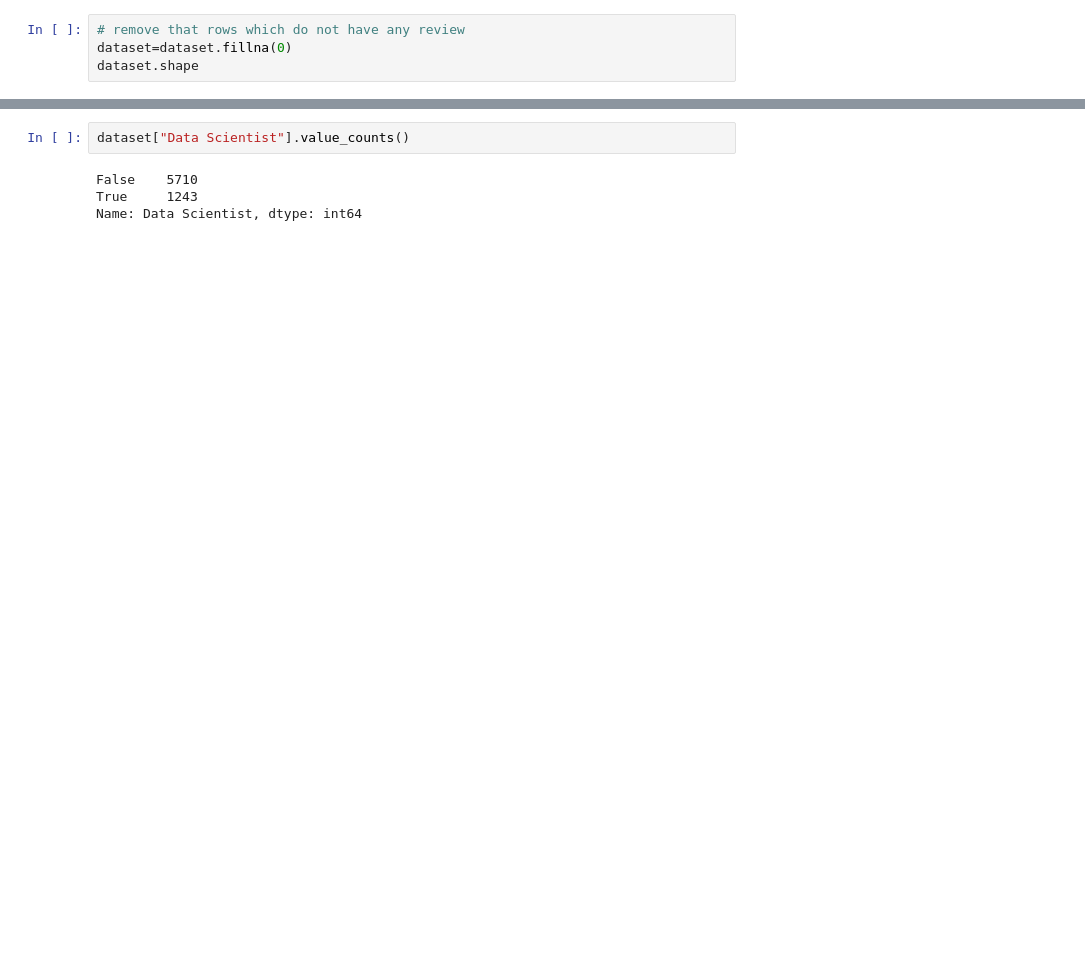
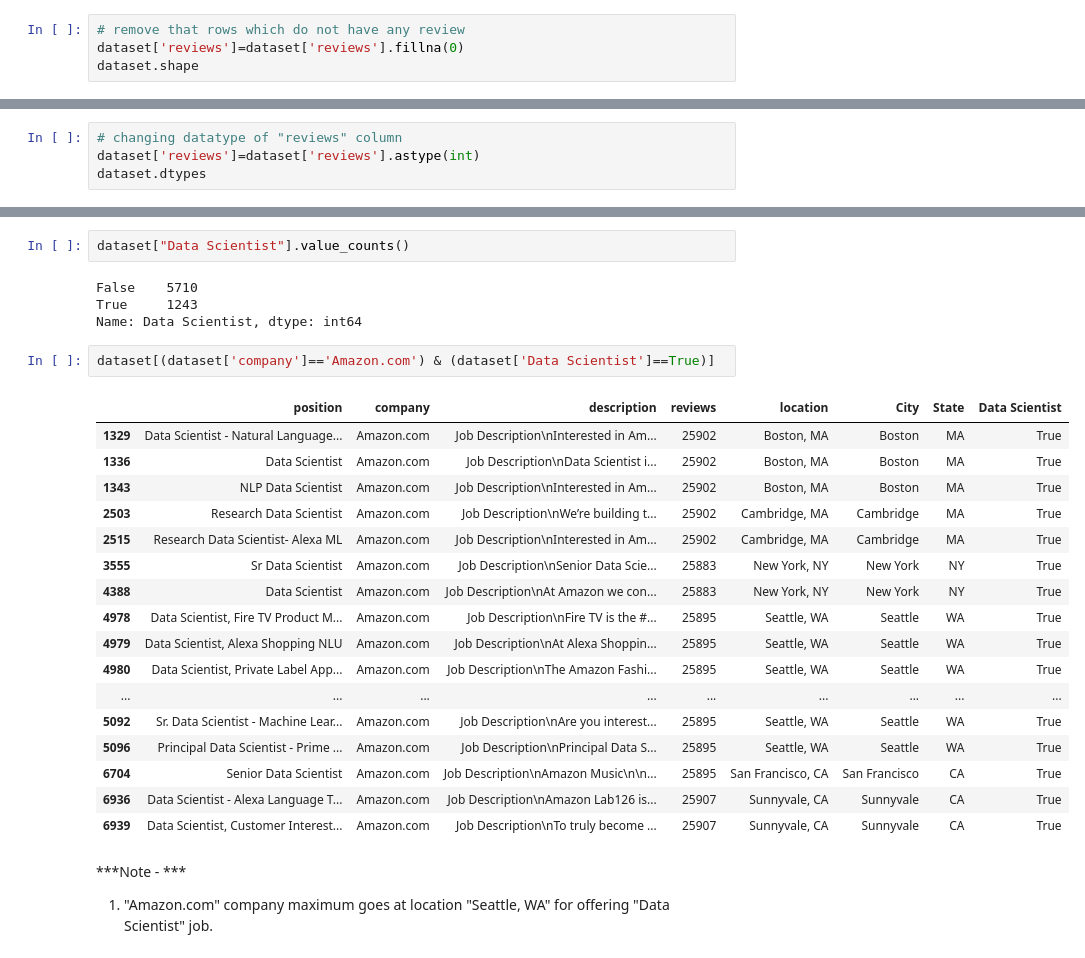
Before and after one commit to Ishikaaa/ML-Data-Scientist-job-market-in-the-US, a Jupyter notebook: Data_Scientist_job_market_in_the_US.ipynb, the cells around one changed output, grey strips where cells are left out. Saved outputs shown, nothing was run; the diff lists cells and outputs as text; blank space fills up the shorter version.

```diff
--- a/Data_Scientist_job_market_in_the_US.ipynb
+++ b/Data_Scientist_job_market_in_the_US.ipynb
@@ -58,7 +73,7 @@ location          0
 dtype: int64
 # %%
 # remove that rows which do not have any review
-dataset=dataset.fillna(0)
+dataset['reviews']=dataset['reviews'].fillna(0)
 dataset.shape
 # %% [output]
 (6953, 5)
@@ -71,3 +86,7 @@ description    0
 reviews        0
 location       0
 dtype: int64
+# %%
+# changing datatype of "reviews" column
+dataset['reviews']=dataset['reviews'].astype(int)
+dataset.dtypes
@@ -298,3 +337,28 @@ dataset["Data Scientist"].value_counts()
 False    5710
 True     1243
 Name: Data Scientist, dtype: int64
+# %%
+dataset[(dataset['company']=='Amazon.com') & (dataset['Data Scientist']==True)]
+# %% [output]
+|  | position | company | description | reviews | location | City | State | Data Scientist |
+| 1329 | Data Scientist - Natural Language... | Amazon.com | Job Description\nInterested in Am... | 25902 | Boston, MA | Boston | MA | True |
+| 1336 | Data Scientist | Amazon.com | Job Description\nData Scientist i... | 25902 | Boston, MA | Boston | MA | True |
+| 1343 | NLP Data Scientist | Amazon.com | Job Description\nInterested in Am... | 25902 | Boston, MA | Boston | MA | True |
+| 2503 | Research Data Scientist | Amazon.com | Job Description\nWe’re building t... | 25902 | Cambridge, MA | Cambridge | MA | True |
+| 2515 | Research Data Scientist- Alexa ML | Amazon.com | Job Description\nInterested in Am... | 25902 | Cambridge, MA | Cambridge | MA | True |
+| 3555 | Sr Data Scientist | Amazon.com | Job Description\nSenior Data Scie... | 25883 | New York, NY | New York | NY | True |
+| 4388 | Data Scientist | Amazon.com | Job Description\nAt Amazon we con... | 25883 | New York, NY | New York | NY | True |
+| 4978 | Data Scientist, Fire TV Product M... | Amazon.com | Job Description\nFire TV is the #... | 25895 | Seattle, WA | Seattle | WA | True |
+| 4979 | Data Scientist, Alexa Shopping NLU | Amazon.com | Job Description\nAt Alexa Shoppin... | 25895 | Seattle, WA | Seattle | WA | True |
+| 4980 | Data Scientist, Private Label App... | Amazon.com | Job Description\nThe Amazon Fashi... | 25895 | Seattle, WA | Seattle | WA | True |
+| ... | ... | ... | ... | ... | ... | ... | ... | ... |
+| 5092 | Sr. Data Scientist - Machine Lear... | Amazon.com | Job Description\nAre you interest... | 25895 | Seattle, WA | Seattle | WA | True |
+| 5096 | Principal Data Scientist - Prime ... | Amazon.com | Job Description\nPrincipal Data S... | 25895 | Seattle, WA | Seattle | WA | True |
+| 6704 | Senior Data Scientist | Amazon.com | Job Description\nAmazon Music\n\n... | 25895 | San Francisco, CA | San Francisco | CA | True |
+| 6936 | Data Scientist - Alexa Language T... | Amazon.com | Job Description\nAmazon Lab126 is... | 25907 | Sunnyvale, CA | Sunnyvale | CA | True |
+| 6939 | Data Scientist, Customer Interest... | Amazon.com | Job Description\nTo truly become ... | 25907 | Sunnyvale, CA | Sunnyvale | CA | True |
+# %% [markdown]
+***Note - ***
+
+
+1.   "Amazon.com" company maximum goes at location "Seattle, WA" for offering "Data Scientist" job.
```
Also changed, not shown: parts of 51 cells of this notebook.
